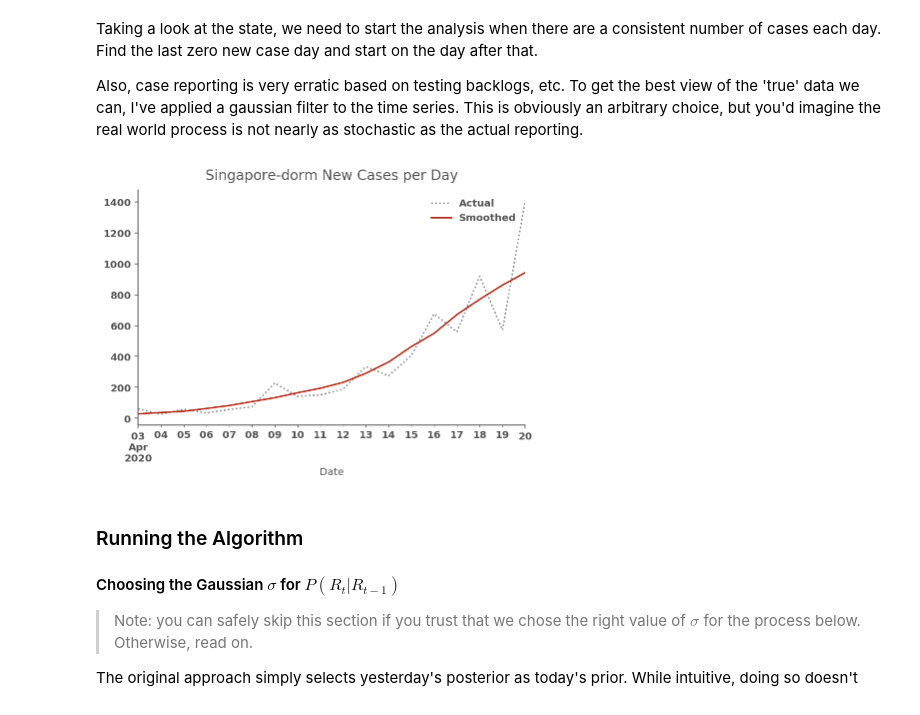
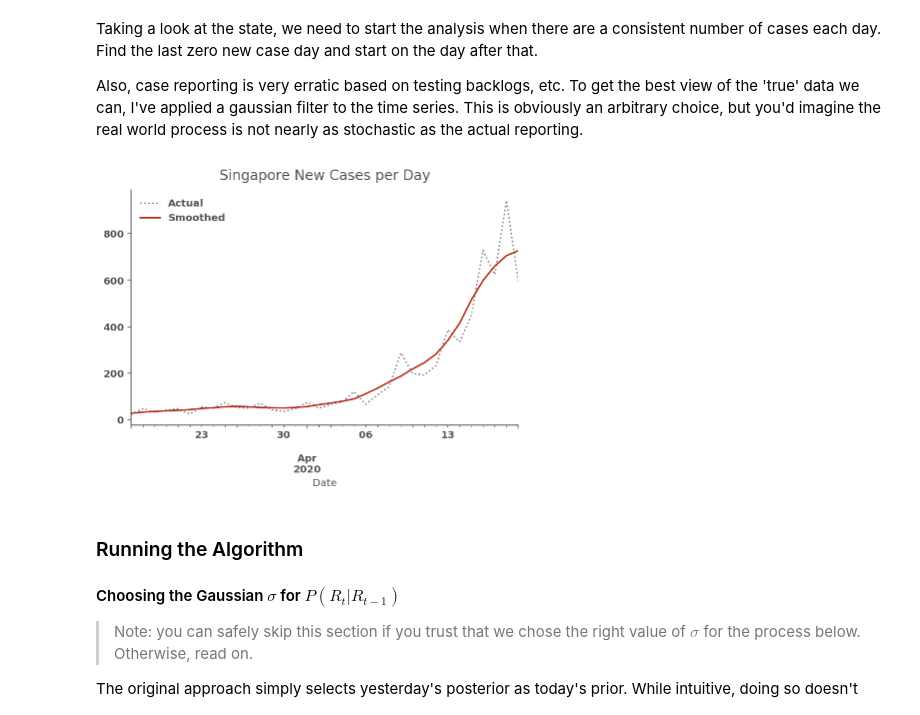
Before and after one commit to chrissng/covid-19, a Jupyter notebook: Realtime R0.ipynb, the cells around one changed output. Saved outputs shown, nothing was run; the diff lists cells and outputs as text; code cells hidden in the pictures.

Commit message:
For worldwide data

```diff
--- a/Realtime R0.ipynb
+++ b/Realtime R0.ipynb
@@ -283,7 +277,7 @@ We can see that the most likely value of $R_t$ changes with time and the highest
 
 Load US state case data from CovidTracking.com
 # %%
-url = 'cases.csv'
+url = 'https://raw.githubusercontent.com/datasets/covid-19/master/data/countries-aggregated.csv'
 states = pd.read_csv(url,
                      usecols=[0,1,2],
                      index_col=['Country', 'Date'],
@@ -294,41 +288,41 @@ Taking a look at the state, we need to start the analysis when there are a consi
 
 Also, case reporting is very erratic based on testing backlogs, etc. To get the best view of the 'true' data we can, I've applied a gaussian filter to the time series. This is obviously an arbitrary choice, but you'd imagine the real world process is not nearly as stochastic as the actual reporting.
 # %%
-state_name = 'Singapore-dorm'
+state_name = 'Singapore'
 
 def prepare_cases(cases, cutoff=25):
     new_cases = cases.diff()
 
     smoothed = new_cases.rolling(7,
         win_type='gaussian',
         min_periods=1,
         center=True).mean(std=2).round()
 
     idx_start = np.searchsorted(smoothed, cutoff)
 
     smoothed = smoothed.iloc[idx_start:]
     original = new_cases.loc[smoothed.index]
 
     return original, smoothed
 
 cases = states.xs(state_name).rename(f"{state_name} cases")
 
 original, smoothed = prepare_cases(cases)
 
 original.plot(title=f"{state_name} New Cases per Day",
                c='k',
                linestyle=':',
                alpha=.5,
                label='Actual',
                legend=True,
              figsize=(500/72, 300/72))
 
 ax = smoothed.plot(label='Smoothed',
                    legend=True)
 
 ax.get_figure().set_facecolor('w')
 # %% [output]
-[figure, old version]
+[figure, new version]
 # %% [markdown]
 ### Running the Algorithm
 
```
Also changed, not shown: parts of 14 cells of this notebook.
